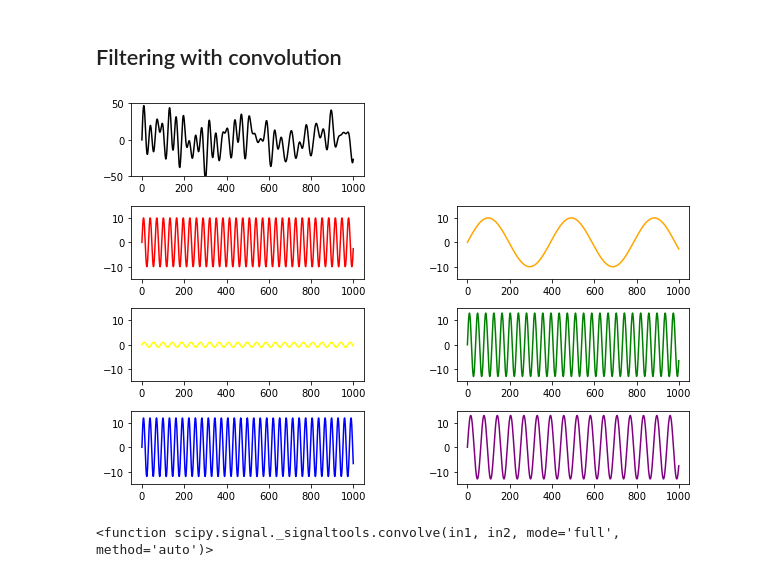
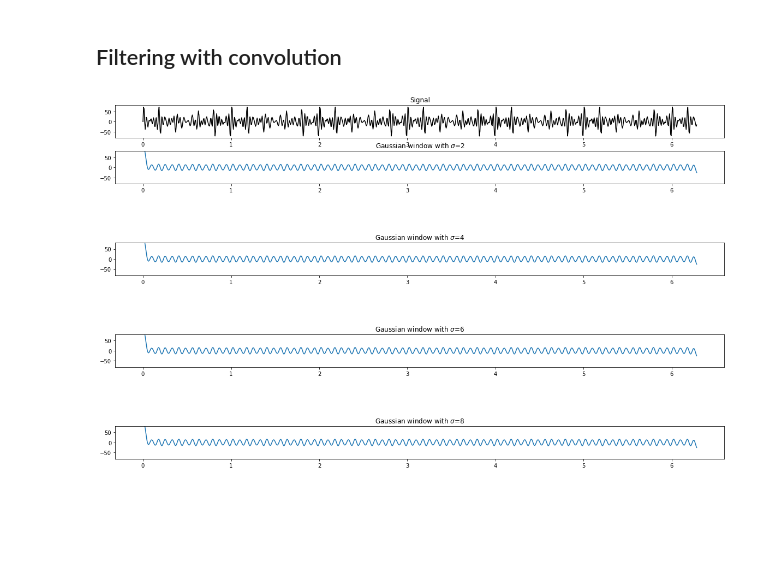
Before and after one commit to ocean-transport/argo-intern, a Jupyter notebook: filtering_examples.ipynb, the cells around one changed output. Cells and saved outputs as stored; diff of their text form; code cells hidden in the pictures; blank space fills up the shorter version.

Commit message:
trying Gaussian with different std values

```diff
--- a/filtering_examples.ipynb
+++ b/filtering_examples.ipynb
@@ -100,42 +100,27 @@ binned_statistic
 ## Filtering with convolution
 # %%
 points = 1000
-x = np.arange(points)
-plt.figure(figsize=(10,7))
+modes = 10
+x = np.linspace(0,2*np.pi,num=points)
+#plt.figure(figsize=(20,15))
 
-#define variables for plot color, amplitude and wavenumber
-#define an empty list and function for y
-color_li = ['red','orange','yellow','green','blue','purple']
-a_li = np.random.randint(1,15,6)
-k_li = np.random.randint(10,300,6)
-y_li = []
-y_funct = 0
+a_li = np.random.randint(1,15,modes)
+k_li = np.random.randint(10,40,modes)
+y_li = np.zeros((points,modes))
+y_funct = np.zeros((points,1))
 
-#define np arrays for the trendline to work
-k = np.array(k_li)
-a = np.array(a_li)
+for n in range(0,modes):
+    y_li[:,n] = np.sin(2*np.pi*int(k_li[n])*x)*int(a_li[n])
 
-#define each sin function, add it to the empty list, and plot it
-for n in range(0,6):
-    y = np.sin(k[n]*(x/points))*a[n]
-    y_li.append(y)
+    #plt.subplot((modes//2)+2,2,n+3)
+    #plt.plot(x,y_li[:,n])
+    #plt.ylim(-15,15)
 
-    plt.subplot(4,2,n+3)
-    plt.plot(x,y, color=color_li[n])
-    plt.ylim(-15,15)
+y_funct = y_li.sum(axis=1)
 
-#define the sum of all equations
-for y in y_li:
-    y_funct =y_funct + y
+#plt.subplot((modes//2)+2,2,1)
+#plt.plot(x,y_funct, color='black')
+#plt.ylim(-50,50)
+#plt.subplots_adjust(wspace=0.4, hspace=0.4)
 
-#plot the sum of all equations
-plt.subplot(4,2,1)
-plt.plot(x,y_funct, color='black')
-plt.ylim(-50,50)
-plt.subplots_adjust(wspace=0.4, hspace=0.4)
+#print("a_li is: {}, \n k_li is {}, \n y_li is: {}".format(a_li, k_li, y_li))
-# %% [output]
-[figure, removed]
-# %%
-scipy.signal.convolve
-# %% [output]
-<function scipy.signal._signaltools.convolve(in1, in2, mode='full', method='auto')>
@@ -143,0 +127,20 @@ signal=
+# %%
+plt.figure(figsize=(20,15))
+
+signal = y_funct
+plt.subplot(10,1,1)
+plt.plot(x,signal, color='black')
+plt.ylim(-int(np.max(y_funct)+10), int(np.max(y_funct)+10))
+plt.title('Signal')
+
+for n in range(2,10,2):
+    window=scipy.signal.windows.gaussian(points//2, std=n)
+    filt_gaus = scipy.signal.convolve(signal, win_gaus, mode='same')
+    plt.subplot(10,1,n)
+    plt.plot(x,filt_gaus)
+    plt.ylim(-int(np.max(y_funct)+10), int(np.max(y_funct)+10))
+    plt.title("Gaussian window with $\sigma$={}".format(n))
+
+plt.subplots_adjust(wspace=0.4, hspace=0.4)
+# %% [output]
+[figure, added]
```
Also changed, not shown: parts of 2 cells of this notebook.
